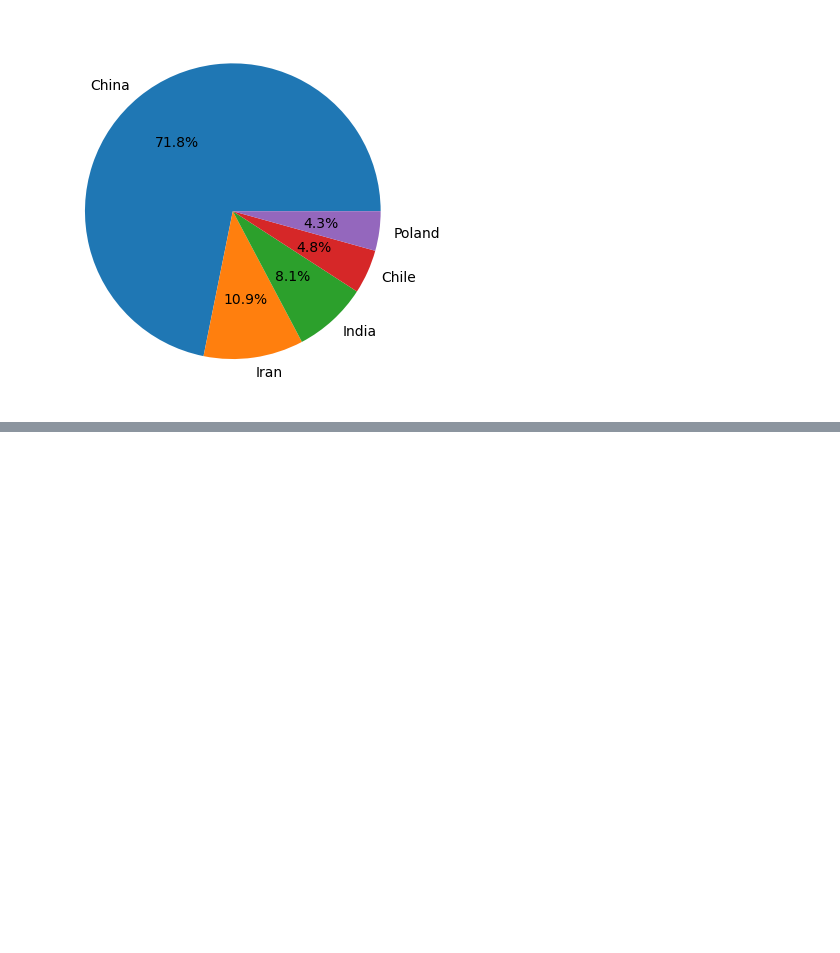
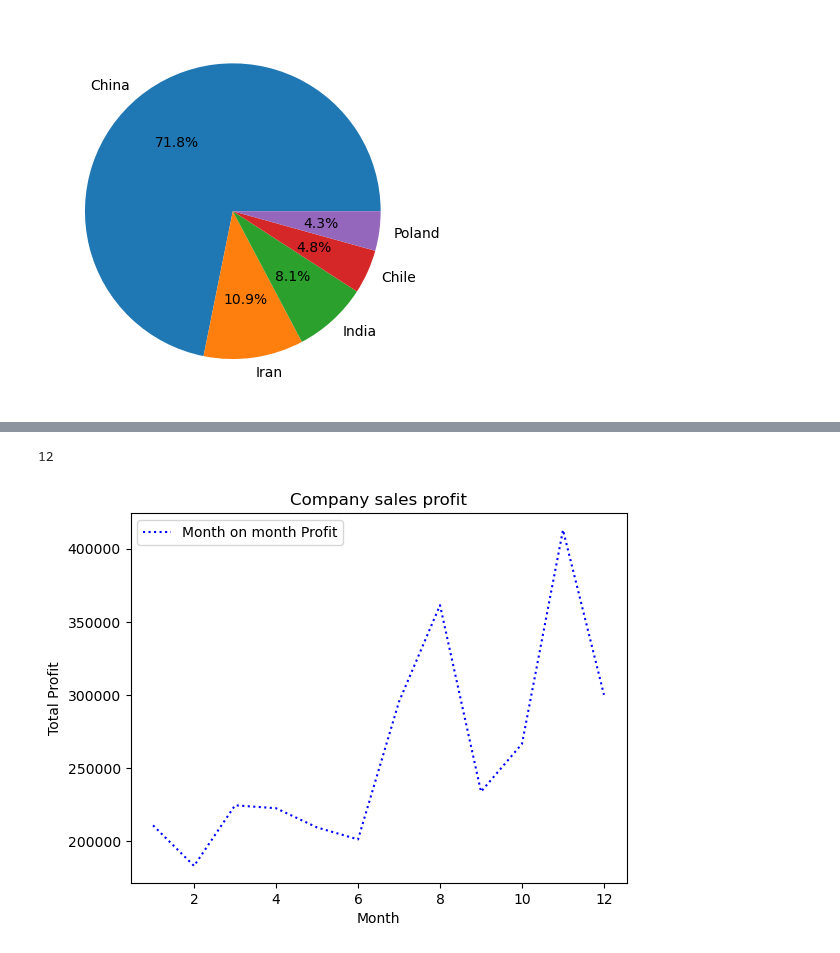
Before and after one commit to khadar786/CampusX, a Jupyter notebook: Tasks/Task-23.ipynb, the cells around one changed output, grey strips where cells are left out. Drawn from its saved outputs; the diff is of its cells as text; code cells hidden in the pictures; blank space fills up the shorter version.

```diff
--- a/Tasks/Task-23.ipynb
+++ b/Tasks/Task-23.ipynb
@@ -98,0 +130,2 @@ plt.show()
+# %%
+df=pd.read_csv('https://docs.google.com/spreadsheets/d/e/2PACX-1vTJh6X4_mqixWsfK9mgkllGQkKYW9Wj9kOIMGY2uYsWeS8n5np87DO-SDGQWJ1HXEnxiOVFVzYFYEcR/pub?gid=558678488&single=true&output=csv')
@@ -98,0 +141,13 @@ plt.show()
+# %%
+df.shape[0]
+# %% [output]
+12
+# %%
+plt.plot(df['month_number'],df['total_profit'],label='Month on month Profit',color='b',linestyle='dotted')
+plt.xlabel('Month')
+plt.ylabel('Total Profit')
+plt.title('Company sales profit')
+plt.legend(loc='upper left')
+plt.show()
+# %% [output]
+[figure, added]
```
Also changed, not shown: parts of 24 cells of this notebook.
